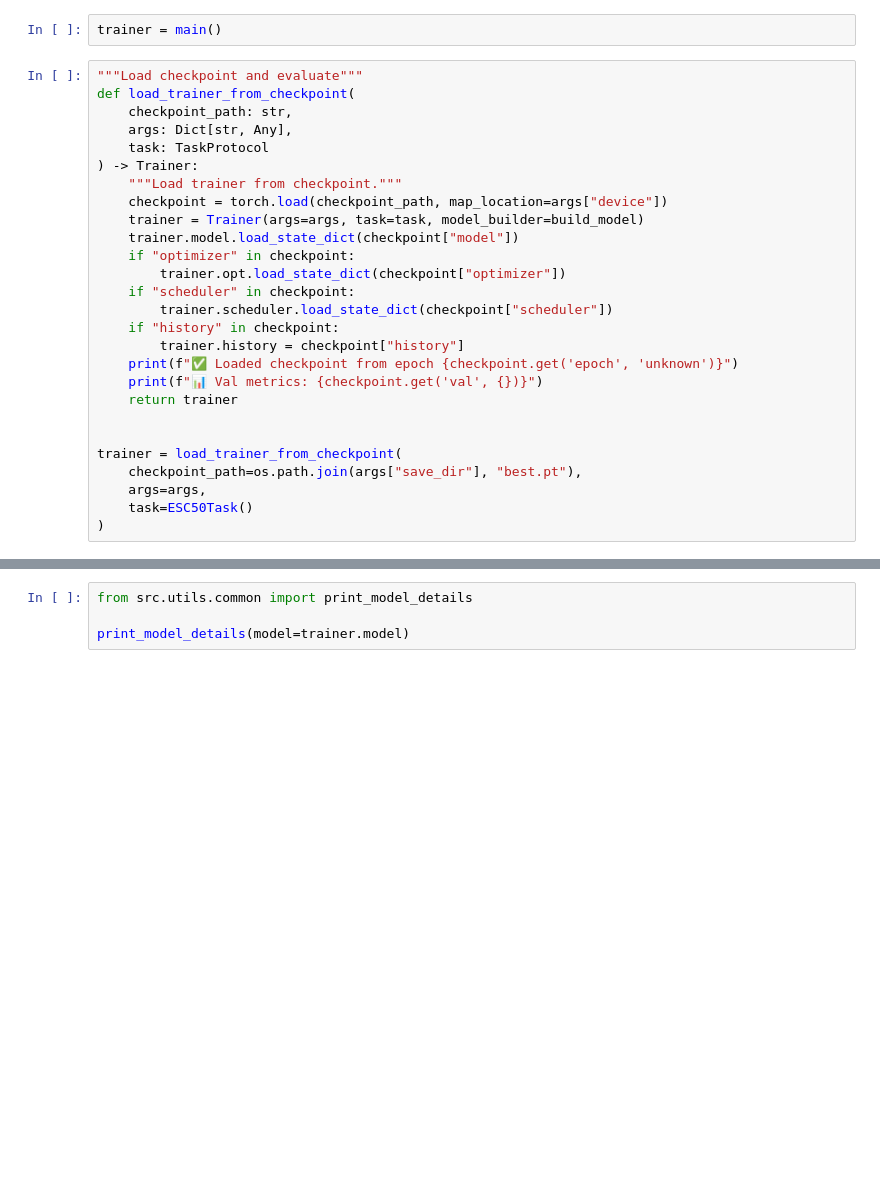
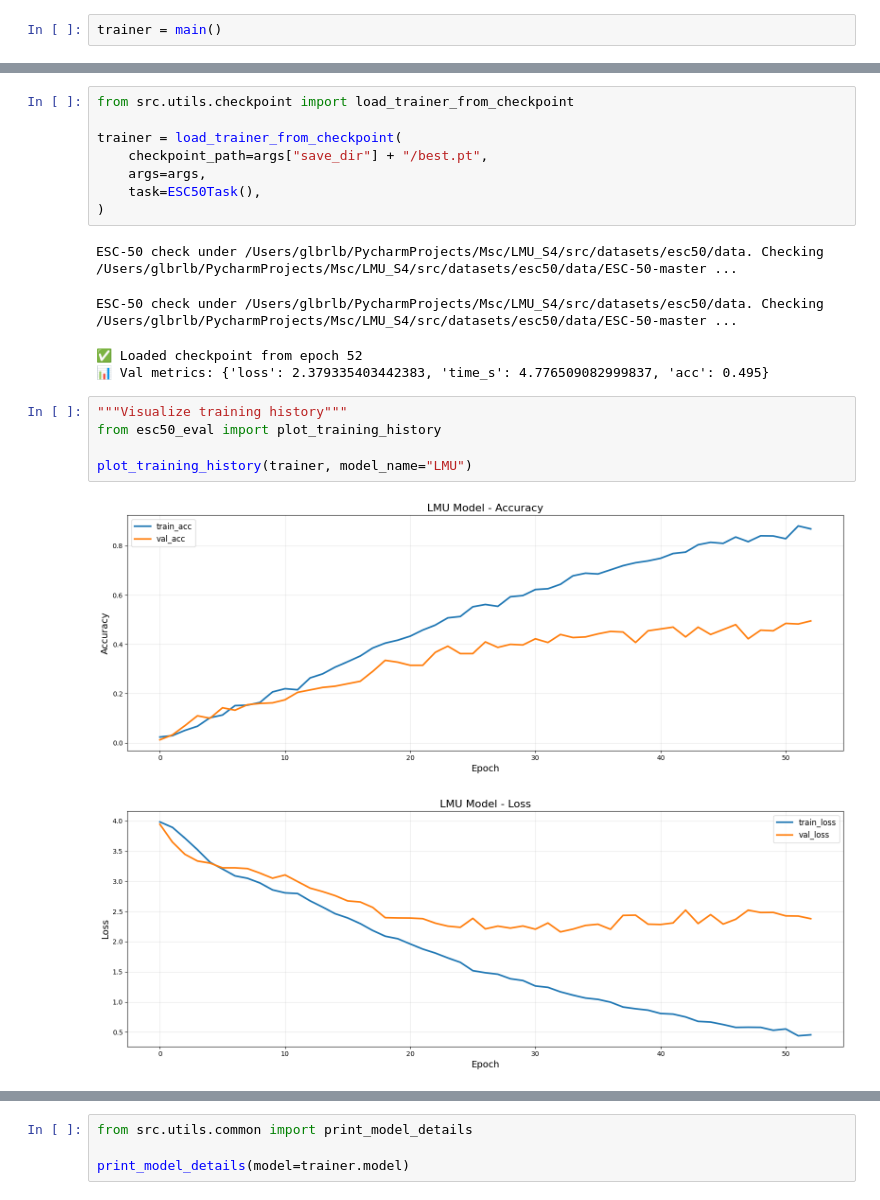
Before and after one commit to galbar8/LMU_S4, a Jupyter notebook: src/notebooks/esc50/esc50_lmu_training.ipynb, the cells around one changed output, grey strips where cells are left out. Drawn from its saved outputs; the diff is of its cells as text; blank space fills up the shorter version.

```diff
--- a/src/notebooks/esc50/esc50_lmu_training.ipynb
+++ b/src/notebooks/esc50/esc50_lmu_training.ipynb
@@ -210,30 +147,3 @@ def main() -> Trainer:
     return trainer
 # %%
 trainer = main()
-# %%
-"""Load checkpoint and evaluate"""
-def load_trainer_from_checkpoint(
-    checkpoint_path: str,
-    args: Dict[str, Any],
-    task: TaskProtocol
-) -> Trainer:
-    """Load trainer from checkpoint."""
-    checkpoint = torch.load(checkpoint_path, map_location=args["device"])
-    trainer = Trainer(args=args, task=task, model_builder=build_model)
-    trainer.model.load_state_dict(checkpoint["model"])
-    if "optimizer" in checkpoint:
-        trainer.opt.load_state_dict(checkpoint["optimizer"])
-    if "scheduler" in checkpoint:
-        trainer.scheduler.load_state_dict(checkpoint["scheduler"])
-    if "history" in checkpoint:
-        trainer.history = checkpoint["history"]
-    print(f"✅ Loaded checkpoint from epoch {checkpoint.get('epoch', 'unknown')}")
-    print(f"📊 Val metrics: {checkpoint.get('val', {})}")
-    return trainer
-
-
-trainer = load_trainer_from_checkpoint(
-    checkpoint_path=os.path.join(args["save_dir"], "best.pt"),
-    args=args,
-    task=ESC50Task()
-)
@@ -316,0 +150,21 @@ Top per-class accuracies:
+# %%
+from src.utils.checkpoint import load_trainer_from_checkpoint
+
+trainer = load_trainer_from_checkpoint(
+    checkpoint_path=args["save_dir"] + "/best.pt",
+    args=args,
+    task=ESC50Task(),
+)
+# %% [output]
+ESC-50 check under /Users/glbrlb/PycharmProjects/Msc/LMU_S4/src/datasets/esc50/data. Checking /Users/glbrlb/PycharmProjects/Msc/LMU_S4/src/datasets/esc50/data/ESC-50-master ...
+ESC-50 check under /Users/glbrlb/PycharmProjects/Msc/LMU_S4/src/datasets/esc50/data. Checking /Users/glbrlb/PycharmProjects/Msc/LMU_S4/src/datasets/esc50/data/ESC-50-master ...
+✅ Loaded checkpoint from epoch 52
+📊 Val metrics: {'loss': 2.379335403442383, 'time_s': 4.776509082999837, 'acc': 0.495}
+# %%
+"""Visualize training history"""
+from esc50_eval import plot_training_history
+
+plot_training_history(trainer, model_name="LMU")
+# %% [output]
+[figure, added]
+[figure, added]
```
Also changed, not shown: parts of 9 cells of this notebook, 26 other files.
